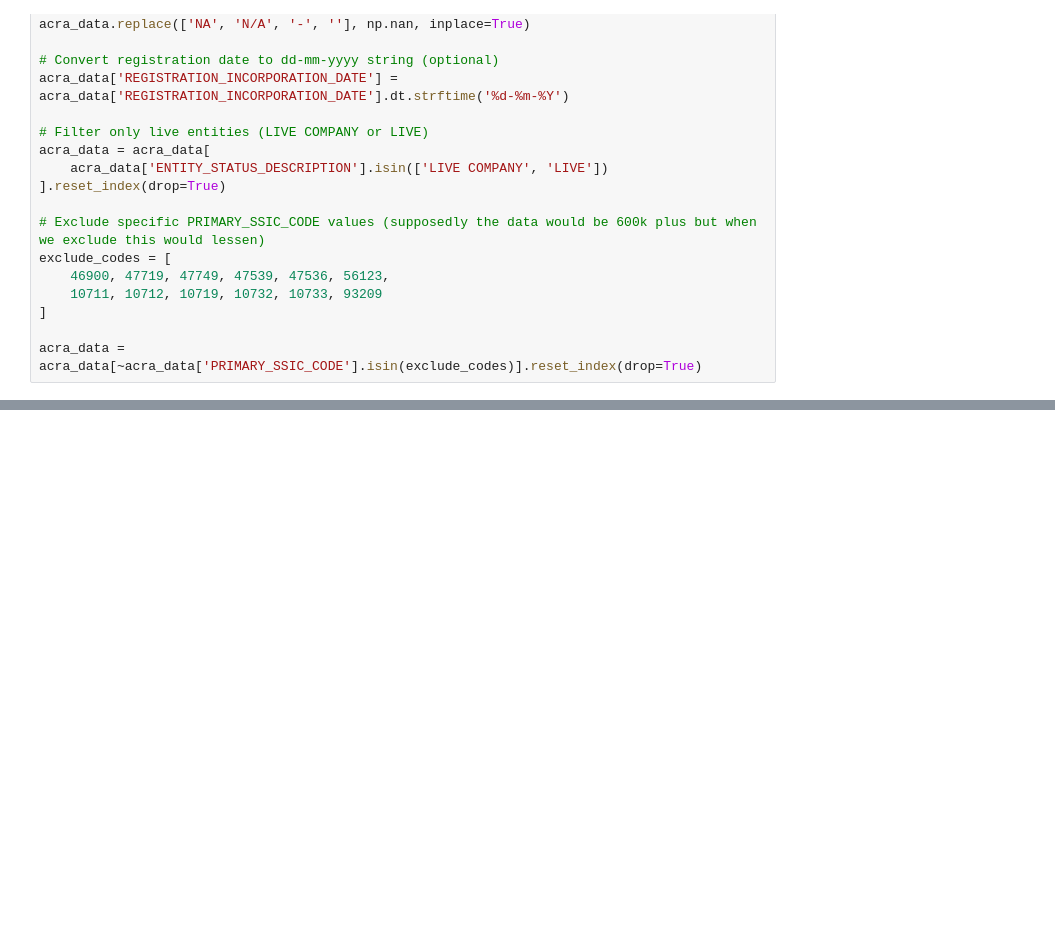
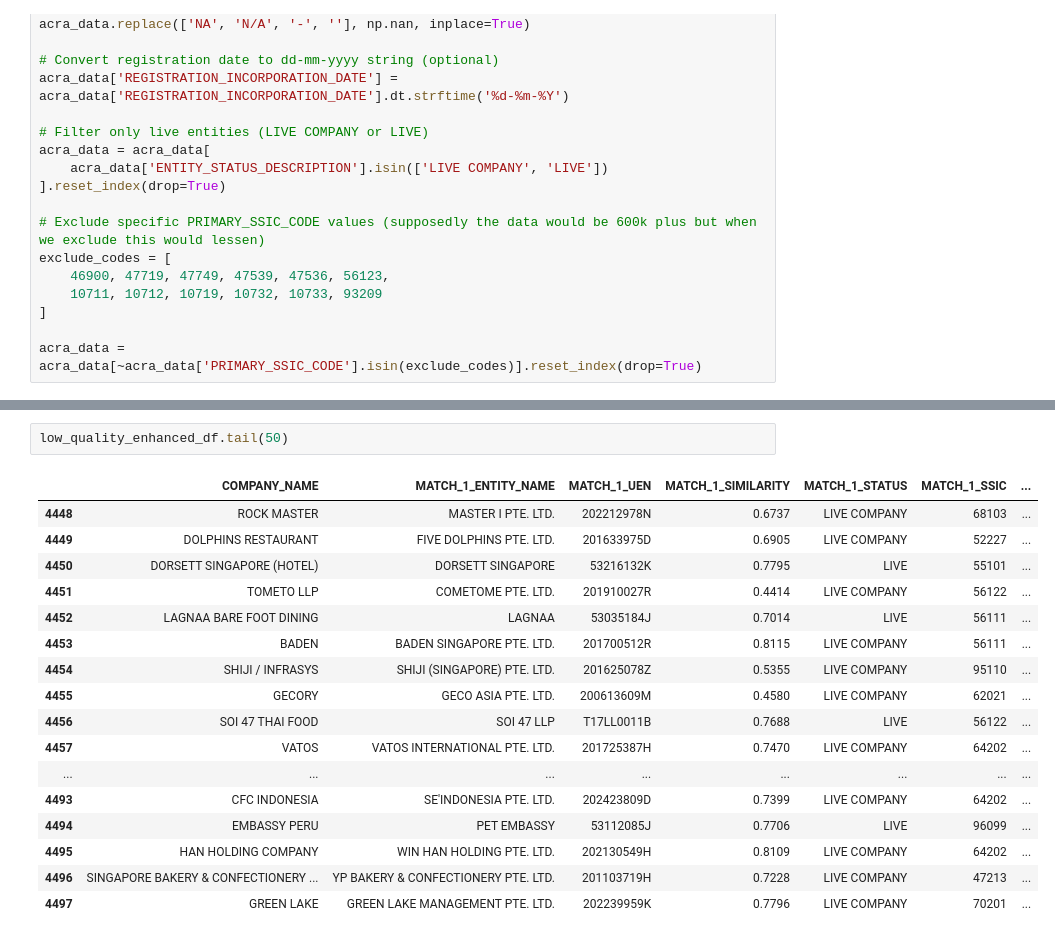
Before and after one commit to AzlieJohari57/Adhoc_Leads_Refinement_Pipeline, a Jupyter notebook: Bronze_1.ipynb, the cells around one changed output, grey strips where cells are left out. Cells and saved outputs as stored; diff of their text form; blank space fills up the shorter version.

```diff
--- a/Bronze_1.ipynb
+++ b/Bronze_1.ipynb
@@ -186,0 +561,20 @@ First few rows:
+# %%
+low_quality_enhanced_df.tail(50)
+# %% [output]
+|  | COMPANY_NAME | MATCH_1_ENTITY_NAME | MATCH_1_UEN | MATCH_1_SIMILARITY | MATCH_1_STATUS | MATCH_1_SSIC | ... |
+| 4448 | ROCK MASTER | MASTER I PTE. LTD. | 202212978N | 0.6737 | LIVE COMPANY | 68103 | ... |
+| 4449 | DOLPHINS RESTAURANT | FIVE DOLPHINS PTE. LTD. | 201633975D | 0.6905 | LIVE COMPANY | 52227 | ... |
+| 4450 | DORSETT SINGAPORE (HOTEL) | DORSETT SINGAPORE | 53216132K | 0.7795 | LIVE | 55101 | ... |
+| 4451 | TOMETO LLP | COMETOME PTE. LTD. | 201910027R | 0.4414 | LIVE COMPANY | 56122 | ... |
+| 4452 | LAGNAA BARE FOOT DINING | LAGNAA | 53035184J | 0.7014 | LIVE | 56111 | ... |
+| 4453 | BADEN | BADEN SINGAPORE PTE. LTD. | 201700512R | 0.8115 | LIVE COMPANY | 56111 | ... |
+| 4454 | SHIJI / INFRASYS | SHIJI (SINGAPORE) PTE. LTD. | 201625078Z | 0.5355 | LIVE COMPANY | 95110 | ... |
+| 4455 | GECORY | GECO ASIA PTE. LTD. | 200613609M | 0.4580 | LIVE COMPANY | 62021 | ... |
+| 4456 | SOI 47 THAI FOOD | SOI 47 LLP | T17LL0011B | 0.7688 | LIVE | 56122 | ... |
+| 4457 | VATOS | VATOS INTERNATIONAL PTE. LTD. | 201725387H | 0.7470 | LIVE COMPANY | 64202 | ... |
+| ... | ... | ... | ... | ... | ... | ... | ... |
+| 4493 | CFC INDONESIA | SE'INDONESIA PTE. LTD. | 202423809D | 0.7399 | LIVE COMPANY | 64202 | ... |
+| 4494 | EMBASSY PERU | PET EMBASSY | 53112085J | 0.7706 | LIVE | 96099 | ... |
+| 4495 | HAN HOLDING COMPANY | WIN HAN HOLDING PTE. LTD. | 202130549H | 0.8109 | LIVE COMPANY | 64202 | ... |
+| 4496 | SINGAPORE BAKERY & CONFECTIONERY ... | YP BAKERY & CONFECTIONERY PTE. LTD. | 201103719H | 0.7228 | LIVE COMPANY | 47213 | ... |
+| 4497 | GREEN LAKE | GREEN LAKE MANAGEMENT PTE. LTD. | 202239959K | 0.7796 | LIVE COMPANY | 70201 | ... |
```
Also changed, not shown: parts of 20 cells of this notebook, 3 other files.
